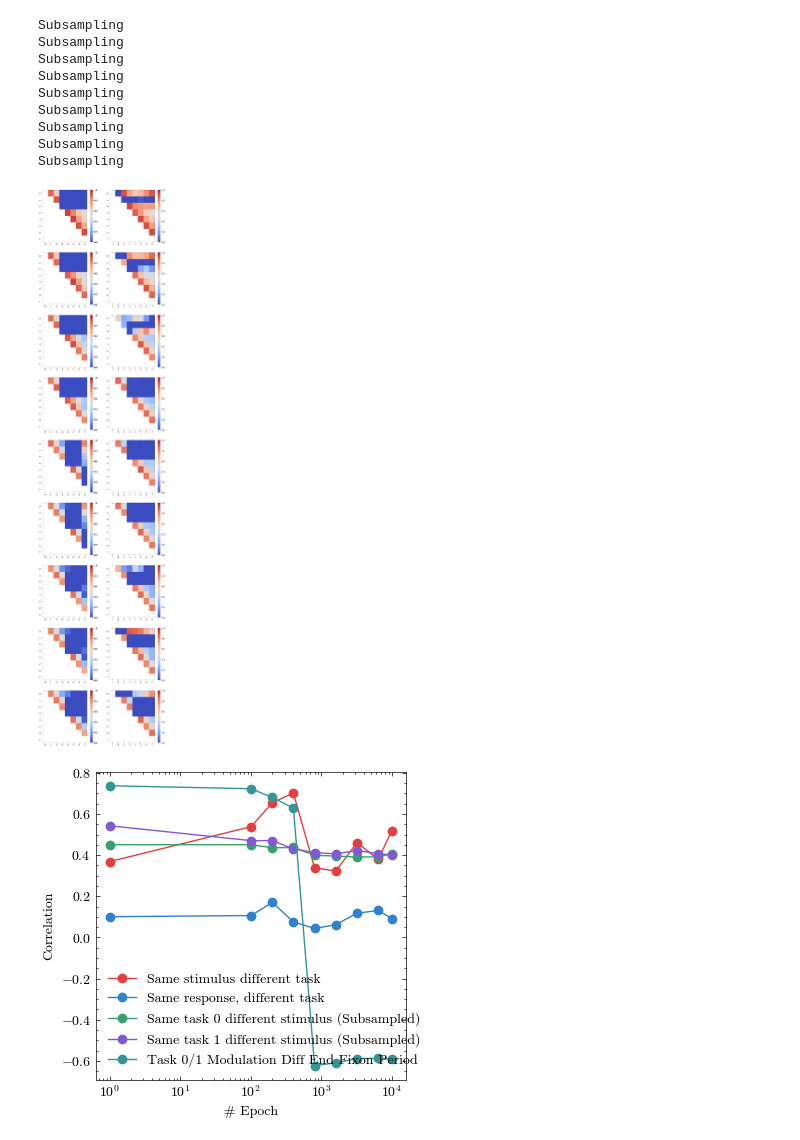
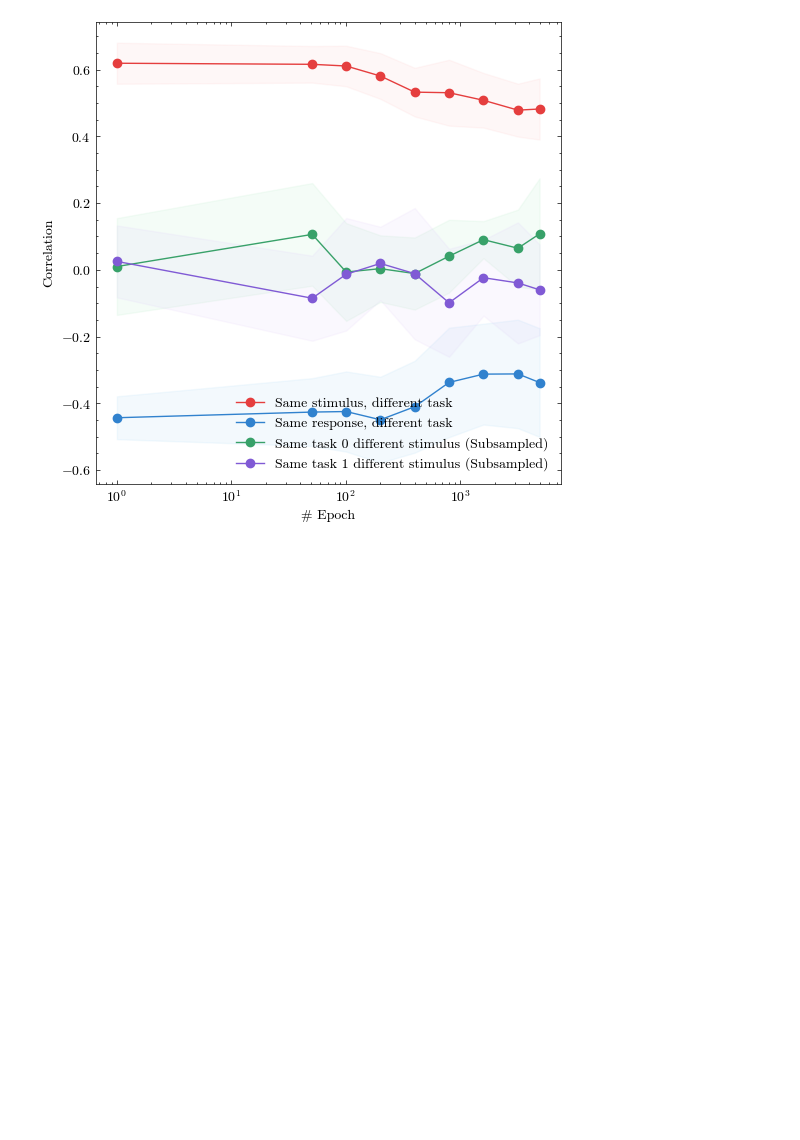
Before and after one commit to AllenInstitute/MultiTaskMPN, a Jupyter notebook: two_task.ipynb, the cells around one changed output. Cells and saved outputs as stored; diff of their text form; code cells hidden in the pictures; blank space fills up the shorter version.

```diff
--- a/two_task.ipynb
+++ b/two_task.ipynb
@@ -149,7 +149,7 @@ def current_basic_params():
         'gradient_clip': 10,
         'valid_n_batch': 200,
         'n_datasets': 100, # Number of distinct batches
-        'n_epochs_per_set': 100, # longer/shorter training
+        'n_epochs_per_set': 50, # longer/shorter training
         # 'task_mask': None, # None, task
         # 'weight_reg': 'L2',
         # 'reg_lambda': 1e-4,
@@ -157,8 +157,6 @@ def current_basic_params():
 
     if not train: # some
         assert train_params['n_epochs_per_set'] == 0
-
-
 
     net_params = {
         'net_type': hyp_dict['chosen_network'], # mpn1, dmpn, vanilla
@@ -170,8 +168,9 @@ def current_basic_params():
         'monitor_freq': 100,
         'monitor_valid_out': True, # Whether or not to save validation output throughout training
         'output_matrix': '',# "" (default); "untrained", or "orthogonal"
-        'input_layer_add': True,
+        'input_layer_add': False,
         'input_layer_bias': False,
+        'input_layer': "trainable", # for RNN only
 
         # for one-layer MPN, GRU or Vanilla
         'ml_params': {
@@ -184,7 +183,7 @@ def current_basic_params():
             'lam_type': 'scalar', # scalar, pre_vector, post_vector, matrix
             'm_time_scale': 400, # ms, sets lambda
             'lam_train': False,
-            'W_freeze': True,
+            'W_freeze': False,
         },
 
         # Vanilla RNN params
@@ -925,8 +958,6 @@ def average_cosine_similarity(matrix):
 assert color_by == "stim"
 
 compare = "modulation"
-
-figmo, axsmo = plt.subplots(stages_num, 2, figsize=(2*4, stages_num*4))
 
 all_result = []
 for stage_iter in range(stages_num):
@@ -944,12 +975,17 @@ for stage_iter in range(stages_num):
         ind1 = [i for i, lst in enumerate(label_task_comb) if lst == [k, 0]]
         ind2 = [i for i, lst in enumerate(label_task_comb) if lst == [k, 1]]
 
+        if net_params["input_layer_add"]:
+            win = net.W_initial_linear.weight.data.detach().cpu().numpy()
+        else:
+            win = np.ones((7, 7))
+
         if compare == "modulation":
-            Ms1_change_stimulus = Ms_orig[ind1[0],stimulus_end,:,:][:,0]
-            Ms2_change_stimulus = Ms_orig[ind2[0],stimulus_end,:,:][:,0]
+            Ms1_change_stimulus = ((Ms_orig[ind1[0],stimulus_end,:,:]-Ms_orig[ind1[0],stimulus_start,:,:]) @ win)[:,0].flatten()
+            Ms2_change_stimulus = ((Ms_orig[ind2[0],stimulus_end,:,:]-Ms_orig[ind2[0],stimulus_start,:,:]) @ win)[:,0].flatten()
         elif compare == "hidden":
-            Ms1_change_stimulus = hs[ind1[0],stimulus_end,:]
-            Ms2_change_stimulus = hs[ind2[0],stimulus_end,:]
+            Ms1_change_stimulus = hs[ind1[0],stimulus_end,:].flatten()
+            Ms2_change_stimulus = hs[ind2[0],stimulus_end,:].flatten()
 
         inverse_modulation_ss_dt.append(1 - cosine(Ms1_change_stimulus, Ms2_change_stimulus))
 
@@ -968,69 +1004,49 @@ for stage_iter in range(stages_num):
         ind1 = [i for i, lst in enumerate(label_task_comb) if lst == [k, 0]]
         ind2 = [i for i, lst in enumerate(label_task_comb) if lst == [(k + 4) % 8, 1]]
 
         if compare == "modulation":
-            Ms1_change_stimulus = Ms_orig[ind1[0],stimulus_end,:,:][:,0]
-            Ms2_change_stimulus = Ms_orig[ind2[0],stimulus_end,:,:][:,0]
+            Ms1_change_stimulus = ((Ms_orig[ind1[0],stimulus_end,:,:]-Ms_orig[ind1[0],stimulus_start,:,:]) @ win)[:,0].flatten()
+            Ms2_change_stimulus = ((Ms_orig[ind2[0],stimulus_end,:,:]-Ms_orig[ind2[0],stimulus_start,:,:]) @ win)[:,0].flatten()
         elif compare == "hidden":
-            Ms1_change_stimulus = hs[ind1[0], stimulus_end, :]
-            Ms2_change_stimulus = hs[ind2[0], stimulus_end, :]
+            Ms1_change_stimulus = hs[ind1[0],stimulus_end,:].flatten()
+            Ms2_change_stimulus = hs[ind2[0],stimulus_end,:].flatten()
 
         inverse_modulation_sr_dt.append(1 - cosine(Ms1_change_stimulus, Ms2_change_stimulus))
 
     # same task, different stimulus
     modulation_matrices = [
         np.full((len(modulation_save[0]), len(modulation_save[0])), np.nan),
         np.full((len(modulation_save[0]), len(modulation_save[0])), np.nan)
     ]
     for i in range(len(modulation_save[0])):
         for j in range(i+1, len(modulation_save[0])):
             modulation_matrices[0][i,j] = 1 - cosine(modulation_save[0][i], modulation_save[0][j])
             modulation_matrices[1][i,j] = 1 - cosine(modulation_save[1][i], modulation_save[1][j])
 
     fix_period_mod_diff = 1 - cosine(modulation_fixp_end[0][0], modulation_fixp_end[1][0])
 
-    sns.heatmap(modulation_matrices[0], ax=axsmo[stage_iter,0], cmap="coolwarm", vmin=0, vmax=1)
-    sns.heatmap(modulation_matrices[1], ax=axsmo[stage_iter,1], cmap="coolwarm", vmin=0, vmax=1)
-
-    subsample_indices = [[0,1],[1,2],[2,3],[3,4],[4,5],[5,6],[6,7],[0,7]]
-    all_indices = [[i,j] for i in range(len(modulation_save[0])) for j in range(len(modulation_save[1]))]
-    subsample = True
-    if subsample:
-        print("Subsampling")
-        for index in all_indices:
-            if index not in subsample_indices:
-                modulation_matrices[0][index[0],index[1]] = np.nan
-                modulation_matrices[1][index[0],index[1]] = np.nan
-
-    all_result.append([np.mean(inverse_modulation_ss_dt), np.mean(inverse_modulation_sr_dt), \
-                       np.nanmean(modulation_matrices[0]), np.nanmean(modulation_matrices[1]), \
-                       fix_period_mod_diff])
-
-figmo.savefig(f"./paper/modulation_compare.png", dpi=300)
+    all_result.append([[np.mean(inverse_modulation_ss_dt), np.std(inverse_modulation_ss_dt)], \
+                       [np.mean(inverse_modulation_sr_dt), np.std(inverse_modulation_sr_dt)], \
+                       sample_upper_means(modulation_matrices[0], k=8, n_iter=10), \
+                       sample_upper_means(modulation_matrices[1], k=8, n_iter=10)
+    ])
 
 all_result = np.array(all_result)
-legends = ["Same stimulus different task", "Same response, different task", \
+
+legends = ["Same stimulus, different task", "Same response, different task", \
            "Same task 0 different stimulus (Subsampled)", "Same task 1 different stimulus (Subsampled)"]
 
-figr, axsr = plt.subplots(1,1,figsize=(4,4))
-for i in range(all_result.shape[1]-1):
-    axsr.plot(counter_lst, all_result[:,i], "-o", c=c_vals[i], label=legends[i])
-axsr.plot(counter_lst, all_result[:,4], "-o", c=c_vals[5], label="Task 0/1 Modulation Diff End Fixon Period")
+figr, axsr = plt.subplots(1,1,figsize=(6,6))
+for i in range(all_result.shape[1]):
+    axsr.plot(counter_lst, all_result[:,i,0], "-o", c=c_vals[i], label=legends[i])
+    axsr.fill_between(counter_lst, all_result[:,i,0]-all_result[:,i,1], all_result[:,i,0]+all_result[:,i,1], \
+                     color=c_vals_l[i], alpha=0.1)
+# axsr.plot(counter_lst, all_result[:,4], "-o", c=c_vals[5], label="Task 0/1 Modulation Diff End Fixon Period")
 axsr.legend()
 axsr.set_xlabel("# Epoch")
 axsr.set_xscale("log")
 axsr.set_ylabel("Correlation")
 figr.savefig(f"./paper/compare_{compare}.png", dpi=300)
 # %% [output]
-Subsampling
-Subsampling
-Subsampling
-Subsampling
-Subsampling
-Subsampling
-Subsampling
-Subsampling
-Subsampling
-[figure, old version]
+[figure, new version]
-[figure, removed]
 # %%
```
Also changed, not shown: parts of 13 cells of this notebook, 4 other files.
